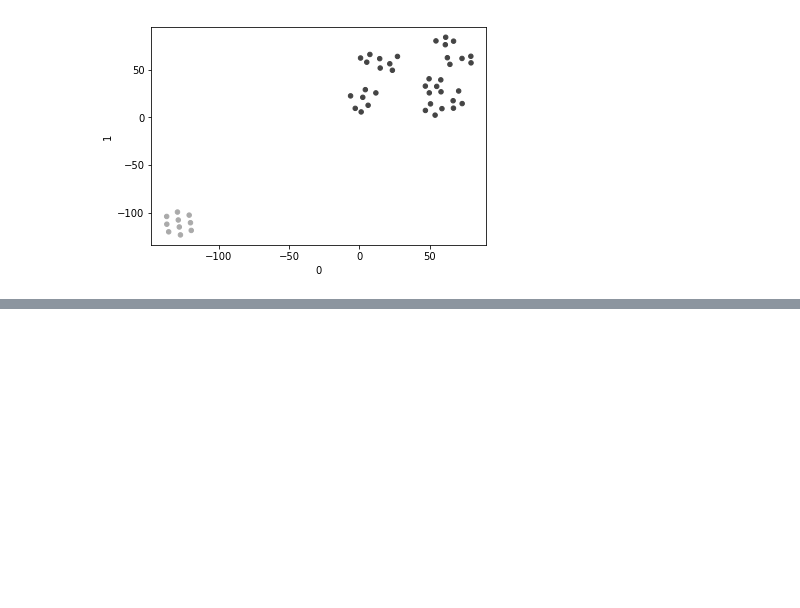
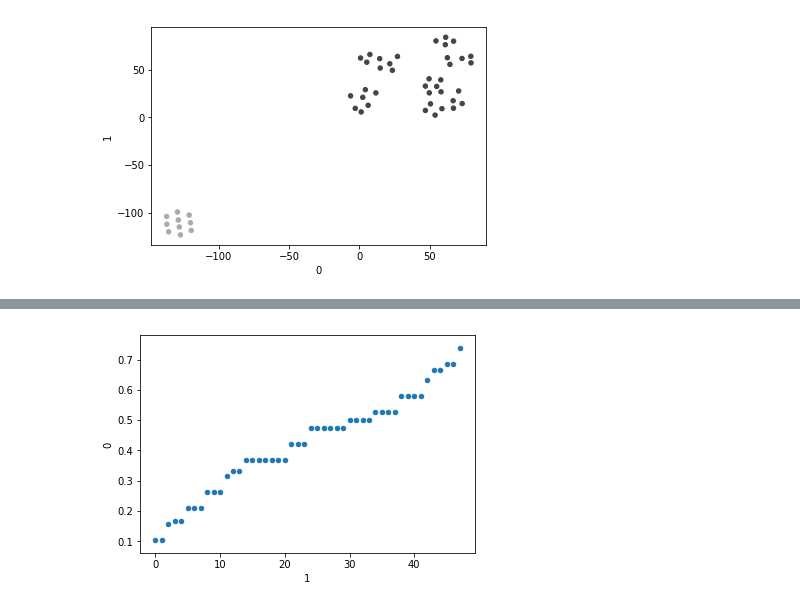
Before and after one commit to pmrukot/tsne-playground, a Jupyter notebook: graph-vis.ipynb, the cells around one changed output, grey strips where cells are left out. Cells and saved outputs as stored; diff of their text form; code cells hidden in the pictures; blank space fills up the shorter version.

```diff
--- a/graph-vis.ipynb
+++ b/graph-vis.ipynb
@@ -37,0 +64,33 @@ pd.DataFrame(output).plot.scatter(x=0, y=1, c=colormap)
+# %%
+data1 = json.load(open('berlin52_2018-04-13T09_21_17.705Z.json'))
+data2 = json.load(open('berlin52_2018-04-18T20_36_44.966Z.json'))
+data = data1 + data2
+data = list(map(lambda x: x['path'], data))
+
+df_array = []
+for run in data:
+    run_array = []
+    for node in run:
+        chosenNodeId = node['chosenNodeId']
+        highestPheromoneId = max(node['neighbours'], key=lambda x: x['pheromone'])['nodeId']
+        run_array.append(1) if highestPheromoneId == chosenNodeId else run_array.append(0)
+    df_array.append(run_array)
+
+shorter = [x for x in df_array if len(x) == 6]
+longer = [x for x in df_array if len(x) == 19]
+
+def get_mean(arr):
+    return sorted([sum(x) / len(x) for x in arr])
+
+result = get_mean(df_array)
+result_shorter = get_mean(shorter)
+result_longer = get_mean(longer)
+# %%
+def plot_results(result_array):
+    result_df = pd.DataFrame(result_array)
+    result_df[1] = result_df.index
+    result_df.plot.scatter(x=1, y=0)
+# %%
+plot_results(result)
+# %% [output]
+[figure, added]
```
Also changed, not shown: parts of 6 cells of this notebook.
